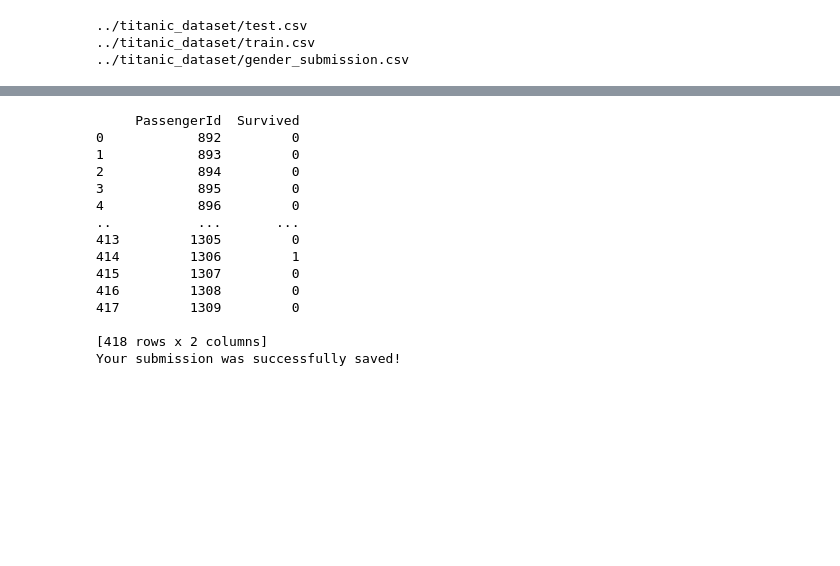
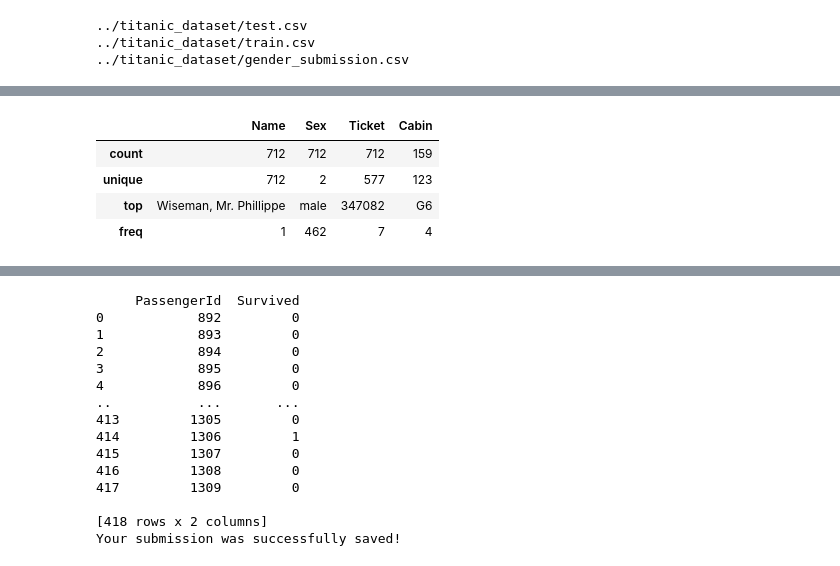
Before and after one commit to hebiao064/kaggle, a Jupyter notebook: Titanic/DNN_Tensorflow/tf_titanic.ipynb, the cells around one changed output, grey strips where cells are left out. Saved outputs shown, nothing was run; the diff lists cells and outputs as text; code cells hidden in the pictures; blank space fills up the shorter version.

```diff
--- a/Titanic/DNN_Tensorflow/tf_titanic.ipynb
+++ b/Titanic/DNN_Tensorflow/tf_titanic.ipynb
@@ -73,0 +74,24 @@ test_featurized_dataset = np.asarray(test_featurized_dataset)
+# %%
+# Impute Null Values
+train_data_copy, validation_data_copy, test_data_copy = train_data.copy(), validation_data.copy(), test_data.copy()
+datasets = [train_data_copy, validation_data_copy, test_data_copy]
+
+for ds in datasets:
+    ds['Sex'].replace([0,1],['female','male'],inplace=True)
+
+    age_mean = np.mean(ds['Age'],axis=0)
+    ds['Age'] = ds['Age'].fillna(age_mean)
+
+    fare_mean = np.mean(ds['Fare'],axis=0)
+    ds['Fare'] = ds['Fare'].fillna(fare_mean)
+
+    ds['Embarked'] = ds['Embarked'].fillna("S")
+    ds['Embarked'] = ds['Embarked'].map({'S': 0, 'C': 1, 'Q': 2}).astype(int)
+# %%
+train_data_copy.describe(include=['O'])
+# %% [output]
+|  | Name | Sex | Ticket | Cabin |
+| count | 712 | 712 | 712 | 159 |
+| unique | 712 | 2 | 577 | 123 |
+| top | Wiseman, Mr. Phillippe | male | 347082 | G6 |
+| freq | 1 | 462 | 7 | 4 |
```
Also changed, not shown: parts of 12 cells of this notebook, 5 other files.
